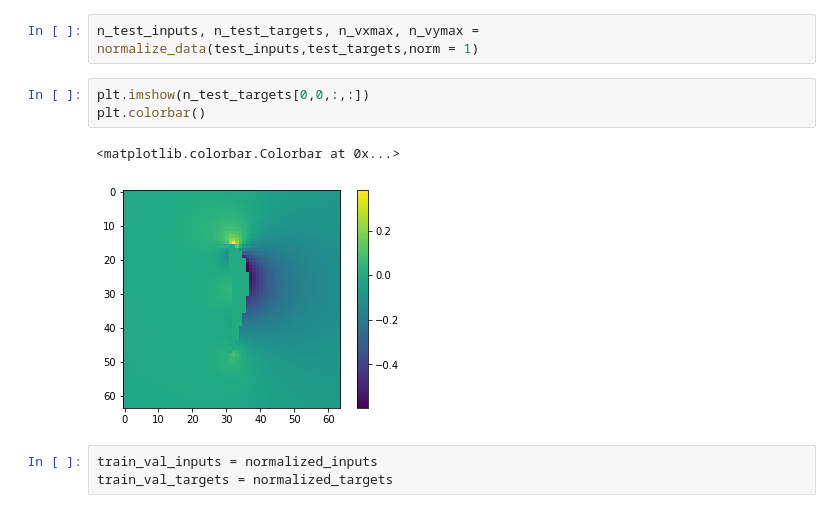
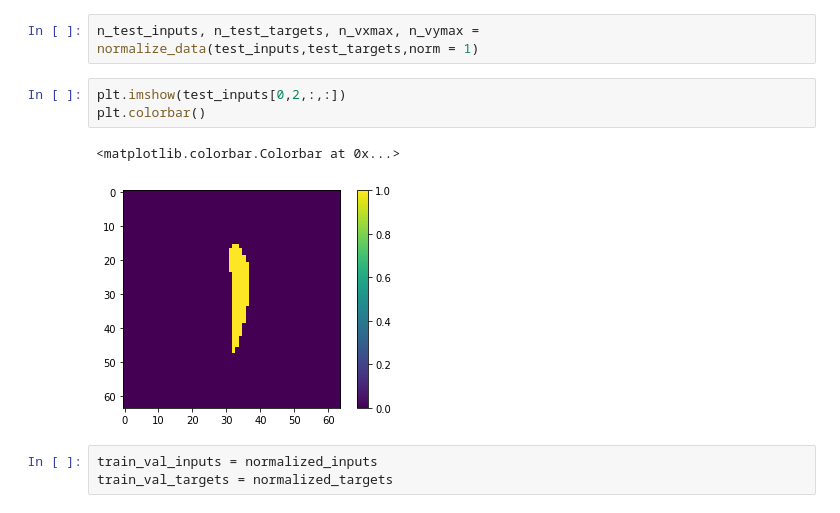
Before and after one commit to BSVogler/ferienakademie2018-accelerating-physics-with-deep-learning, a Jupyter notebook: Tutorial_1.ipynb, the cells around one changed output. Cells and saved outputs as stored; diff of their text form.

```diff
--- a/Tutorial_1.ipynb
+++ b/Tutorial_1.ipynb
@@ -92,11 +128,11 @@ test_targets = np.asarray(test_targets)
 # %%
 n_test_inputs, n_test_targets, n_vxmax, n_vymax = normalize_data(test_inputs,test_targets,norm = 1)
 # %%
-plt.imshow(n_test_targets[0,0,:,:])
+plt.imshow(test_inputs[0,2,:,:])
 plt.colorbar()
 # %% [output]
 <matplotlib.colorbar.Colorbar at 0x...>
-[figure, old version]
+[figure, new version]
 # %%
 train_val_inputs = normalized_inputs
 train_val_targets = normalized_targets
```
Also changed, not shown: parts of 19 cells of this notebook, 1 other file.
